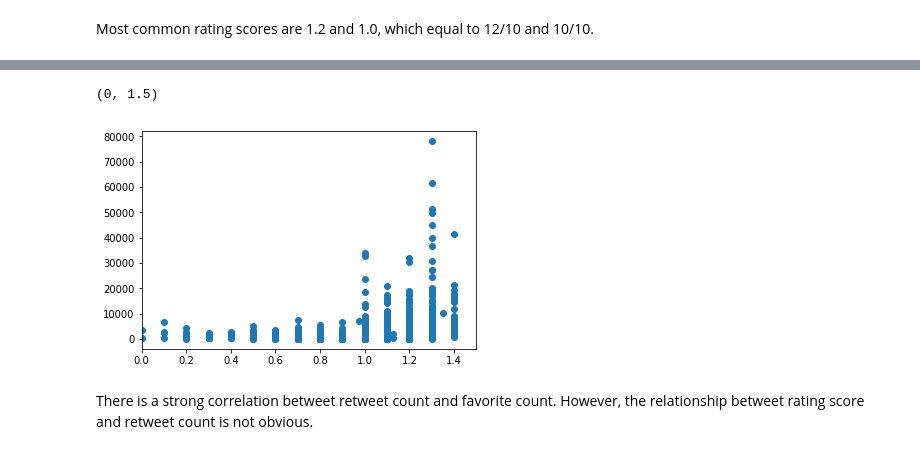
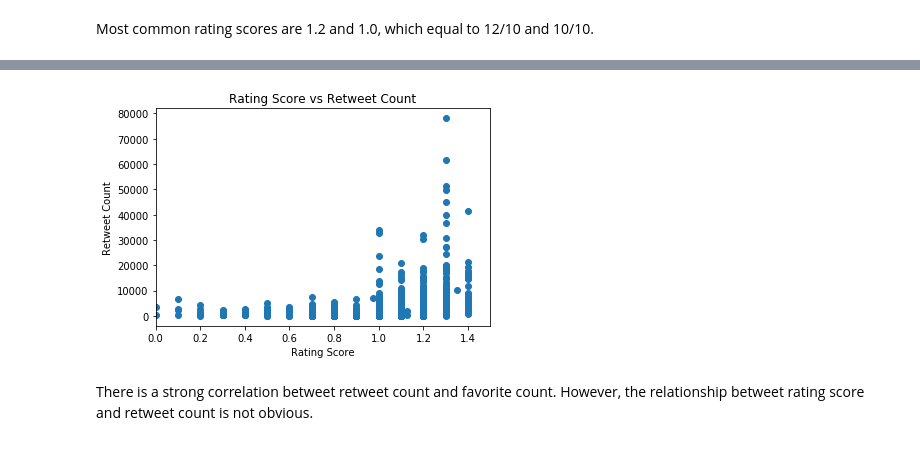
Before and after one commit to shiyanz/weratedogs_tweets_analysis, a Jupyter notebook: wrangle_act.ipynb, the cells around one changed output, grey strips where cells are left out. Saved outputs shown, nothing was run; the diff lists cells and outputs as text; code cells hidden in the pictures.

```diff
--- a/wrangle_act.ipynb
+++ b/wrangle_act.ipynb
@@ -1097,8 +1099,10 @@ plt.scatter(df['retweet_count'],df['favorite_count'])
 # %%
 plt.scatter(df['rating_score'],df['retweet_count'])
 plt.xlim(0,1.5)
+plt.title('Rating Score vs Retweet Count')
+plt.xlabel('Rating Score')
+plt.ylabel('Retweet Count');
 # %% [output]
-(0, 1.5)
-[figure, old version]
+[figure, new version]
 # %% [markdown]
 There is a strong correlation betweet retweet count and favorite count. However, the relationship betweet rating score and retweet count is not obvious.
```
Also changed, not shown: parts of 3 cells of this notebook.
